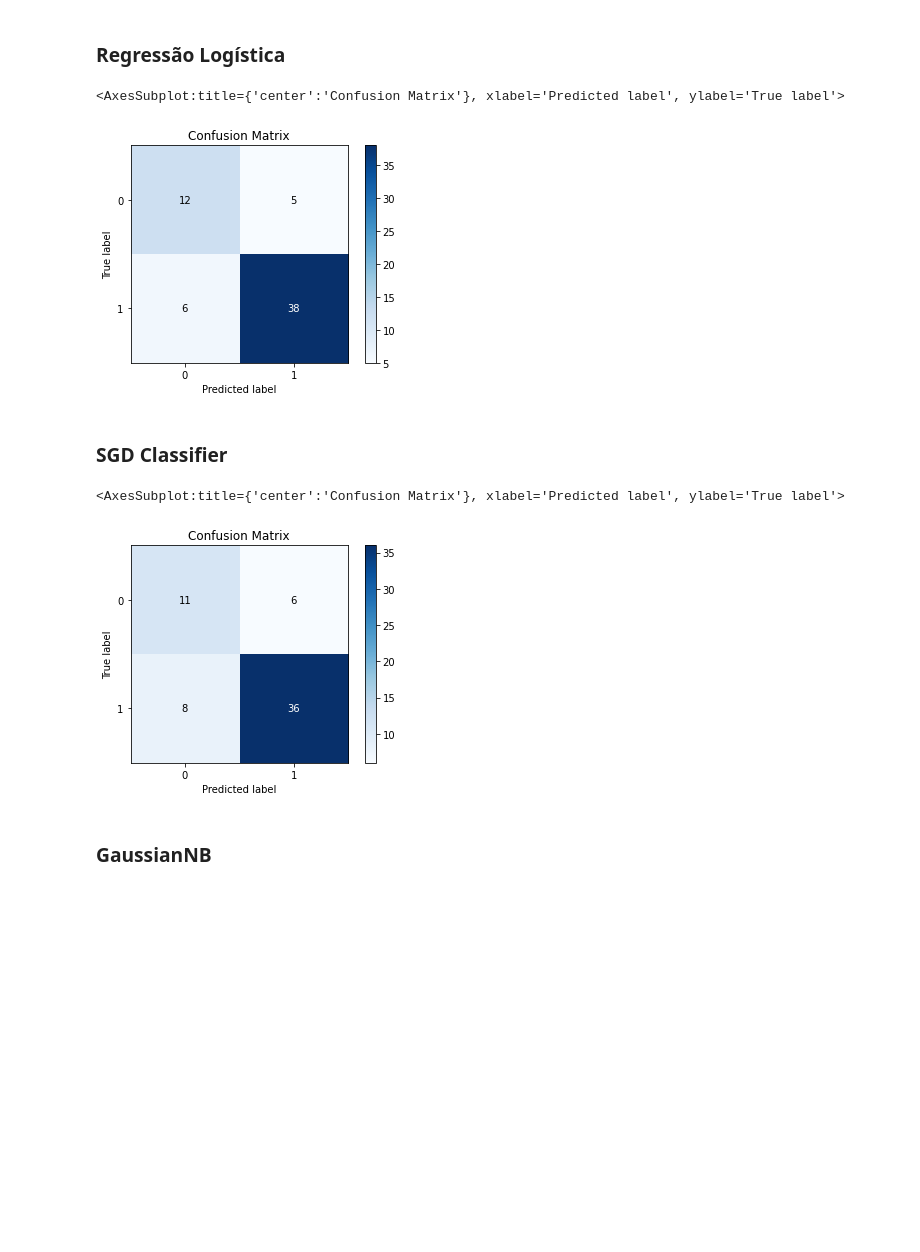
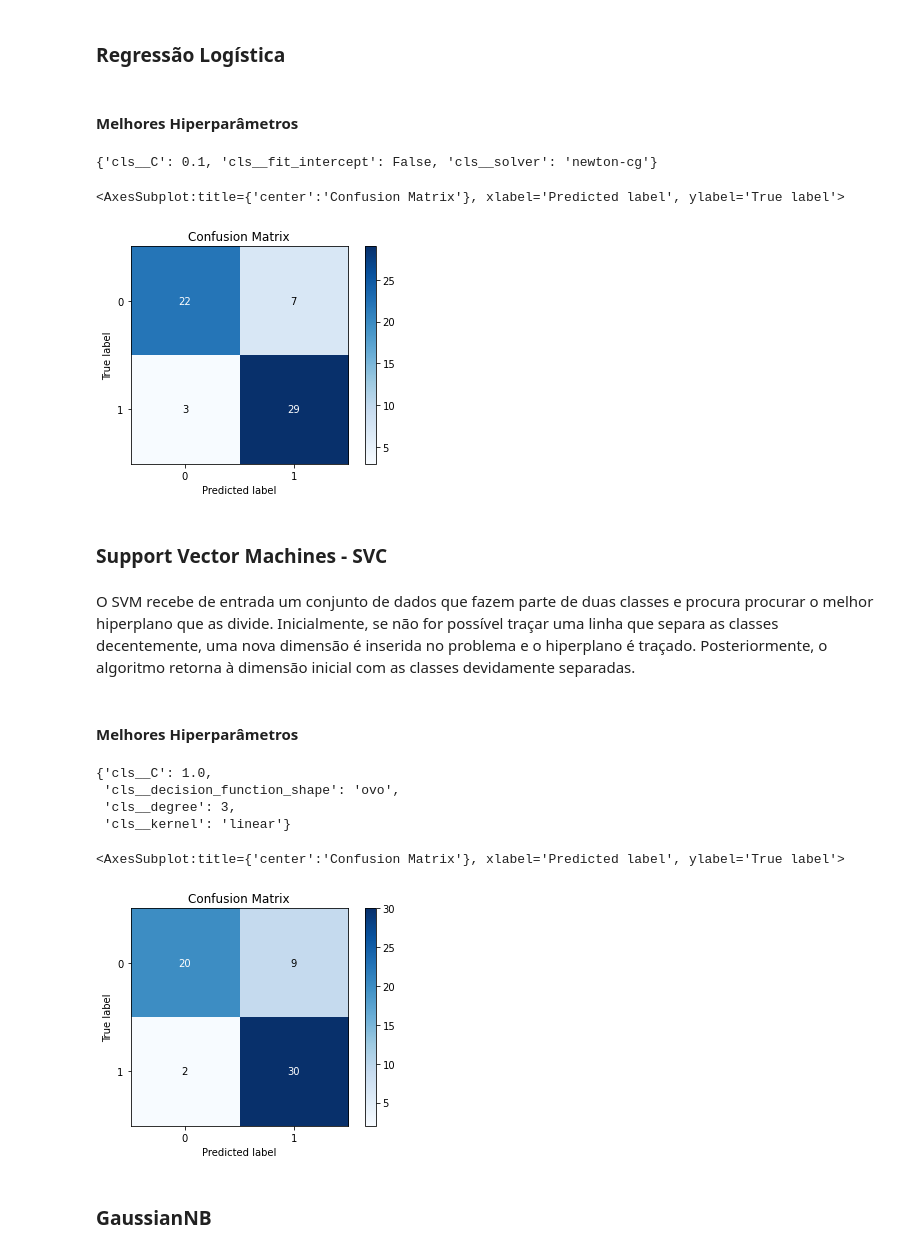
Before and after one commit to pedroernesto00/CK0223---Mineracao-de-Dados, a Jupyter notebook: Trabalho 2/Classificação - Ataque Cardíaco.ipynb, the cells around one changed output. Saved outputs shown, nothing was run; the diff lists cells and outputs as text; code cells hidden in the pictures; blank space fills up the shorter version.

Commit message:
descriçao dos algoritmos, metricas e algumas correçoes

```diff
--- a/Trabalho 2/Classificação - Ataque Cardíaco.ipynb
+++ b/Trabalho 2/Classificação - Ataque Cardíaco.ipynb
@@ -58 +82,34 @@ def best_estimator(cls, params, cv=10):
+# %%
+param_range = [0.0001, 0.001, 0.01, 0.1, 1.0, 10.0, 100.0, 1000.0]
+lr_param = {
+            'cls__fit_intercept' : [True, False],
+            'cls__solver' : ['newton-cg', 'lbfgs', 'liblinear', 'sag', 'saga'],
+            'cls__C' : param_range
+}
+
+svc_param = {
+            'cls__C' : param_range,
+            'cls__kernel' : ['linear', 'poly', 'rbf', 'sigmoid'],
+            'cls__degree': [_ for _ in range (3, 8)],
+            'cls__decision_function_shape' : ['ovo', 'ovr']
+}
+
+gnb_param = {
+            'cls__var_smoothing' : [10**-9]
+}
+
+knn_param = {
+            'cls__n_neighbors' : [_ for _ in range(2,16)],
+            'cls__weights' : ['uniform', 'distance'],
+            'cls__algorithm' : ['auto', 'ball_tree', 'kd_tree', 'brute']
+}
+
+rf_param = {
+            'cls__n_estimators' : [_ for _ in range(5, 20, 5)],
+            'cls__criterion' : ['gini', 'entropy'],
+            'cls__max_depth' : [_ for _ in range(2, 16, 2)],
+            'cls__min_samples_split' : [_ for _ in range(2,6)],
+            'cls__min_samples_leaf' : [_ for _ in range(1, 5)],
+            'cls__max_features' : ['auto', 'sqrt', 'log2']
+}
 # %% [markdown]
@@ -95,5 +117,5 @@ rf_param = {
 # %%
-models = [(LogisticRegression(), lr_param), (SGDClassifier(), sgd_param), (GaussianNB(), gnb_param), (KNeighborsClassifier(), knn_param), (RandomForestClassifier(), rf_param)]
+models = [(LogisticRegression(), lr_param), (SVC(), svc_param), (GaussianNB(), gnb_param), (KNeighborsClassifier(), knn_param), (RandomForestClassifier(), rf_param)]
 # %%
 models_gs = []
 
@@ -111,24 +135,43 @@ RandomForestClassifier()
 # %% [markdown]
 ### Regressão Logística
+# %% [markdown]
+#### Melhores Hiperparâmetros
+# %%
+models_gs[0].best_params_
+# %% [output]
+{'cls__C': 0.1, 'cls__fit_intercept': False, 'cls__solver': 'newton-cg'}
 # %%
 lr = models_gs[0]
 lr.best_estimator_.fit(X_train, y_train)
-y_pred = lr.best_estimator_.predict(X_test)
+lr_pred_test = lr.best_estimator_.predict(X_test)
+lr_pred_train = lr.best_estimator_.predict(X_train)
 
-skplt.metrics.plot_confusion_matrix(y_test, y_pred)
+skplt.metrics.plot_confusion_matrix(y_test, lr_pred_test)
 # %% [output]
 <AxesSubplot:title={'center':'Confusion Matrix'}, xlabel='Predicted label', ylabel='True label'>
-[figure, old version]
+[figure, new version]
-# %% [markdown]
-### SGD Classifier
+# %% [markdown]
+### Support Vector Machines - SVC
+# %% [markdown]
+O SVM recebe de entrada um conjunto de dados que fazem parte de duas classes e procura procurar o melhor hiperplano que as divide. Inicialmente, se não for possível traçar uma linha que separa as classes decentemente, uma nova dimensão é inserida no problema e o hiperplano é traçado. Posteriormente, o algoritmo retorna à dimensão inicial com as classes devidamente separadas.
+# %% [markdown]
+#### Melhores Hiperparâmetros
+# %%
+models_gs[1].best_params_
+# %% [output]
+{'cls__C': 1.0,
+ 'cls__decision_function_shape': 'ovo',
+ 'cls__degree': 3,
+ 'cls__kernel': 'linear'}
 # %%
-sgd = models_gs[1]
-sgd.best_estimator_.fit(X_train, y_train)
-y_pred = sgd.best_estimator_.predict(X_test)
+svc = models_gs[1]
+svc.best_estimator_.fit(X_train, y_train)
+svc_pred_test = svc.best_estimator_.predict(X_test)
+svc_pred_train = svc.best_estimator_.predict(X_train)
 
-skplt.metrics.plot_confusion_matrix(y_test, y_pred)
+skplt.metrics.plot_confusion_matrix(y_test, svc_pred_test)
 # %% [output]
 <AxesSubplot:title={'center':'Confusion Matrix'}, xlabel='Predicted label', ylabel='True label'>
-[figure, old version]
+[figure, new version]
 # %% [markdown]
 ### GaussianNB
```
Also changed, not shown: parts of 34 cells of this notebook.
